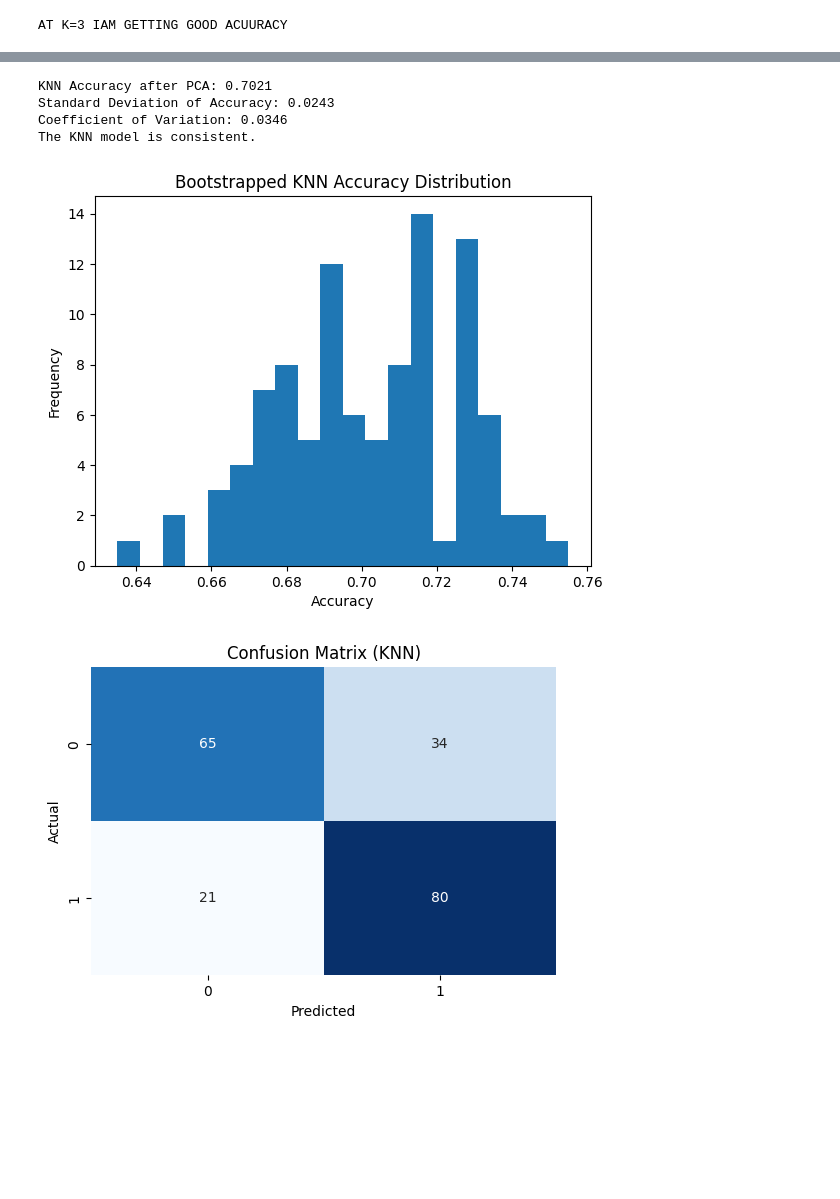
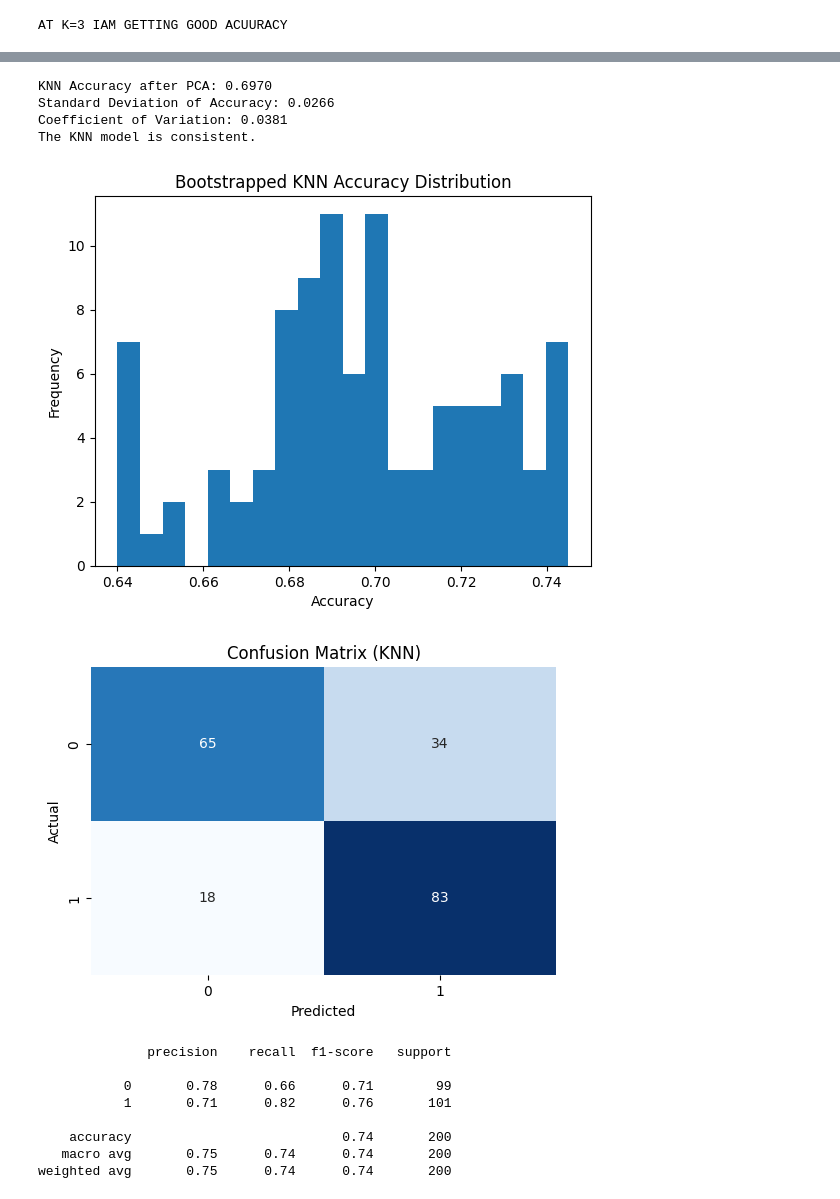
Before and after one commit to pranavi2013/2203a52118, a Jupyter notebook: diabetes.ipynb, the cells around one changed output, grey strips where cells are left out. Drawn from its saved outputs; the diff is of its cells as text; code cells hidden in the pictures; blank space fills up the shorter version.

```diff
--- a/diabetes.ipynb
+++ b/diabetes.ipynb
@@ -598,5 +598,10 @@ weighted avg       0.74      0.72      0.71       200
 # %%
 from sklearn.neighbors import KNeighborsClassifier
+from sklearn.metrics import accuracy_score, confusion_matrix, classification_report
+import numpy as np
+import matplotlib.pyplot as plt
+import seaborn as sns
+
 accuracies_knn = []
 
 for _ in range(num_bootstraps):
@@ -605,36 +610,52 @@ for _ in range(num_bootstraps):
     X_train_bootstrap = X_train_pca[bootstrap_indices]
     y_train_bootstrap = y_train.iloc[bootstrap_indices]
     knn = KNeighborsClassifier()
     knn.fit(X_train_bootstrap, y_train_bootstrap)
     y_pred_knn = knn.predict(X_test_pca)
     accuracy_knn = accuracy_score(y_test, y_pred_knn)
     accuracies_knn.append(accuracy_knn)
+
 mean_accuracy_knn = np.mean(accuracies_knn)
 std_accuracy_knn = np.std(accuracies_knn)
 cv_knn = std_accuracy_knn / mean_accuracy_knn  # Coefficient of Variation
+
 print(f'KNN Accuracy after PCA: {mean_accuracy_knn:.4f}')
 print(f'Standard Deviation of Accuracy: {std_accuracy_knn:.4f}')
 print(f'Coefficient of Variation: {cv_knn:.4f}')
+
 if cv_knn < 0.1:
     print('The KNN model is consistent.')
 else:
     print('The KNN model is not consistent.')
+
 plt.hist(accuracies_knn, bins=20)
 plt.xlabel('Accuracy')
-plt.ylabel ('Frequency')
+plt.ylabel('Frequency')
 plt.title('Bootstrapped KNN Accuracy Distribution')
 plt.show()
+
 cm_knn = confusion_matrix(y_test, y_pred_knn)
 plt.figure(figsize=(6, 4))
 sns.heatmap(cm_knn, annot=True, fmt='d', cmap='Blues', cbar=False)
 plt.xlabel('Predicted')
 plt.ylabel('Actual')
 plt.title('Confusion Matrix (KNN)')
 plt.show()
+
+classification_rep = classification_report(y_test, y_pred_knn)
+print(classification_rep)
 # %% [output]
-KNN Accuracy after PCA: 0.7021
-Standard Deviation of Accuracy: 0.0243
-Coefficient of Variation: 0.0346
+KNN Accuracy after PCA: 0.6970
+Standard Deviation of Accuracy: 0.0266
+Coefficient of Variation: 0.0381
 The KNN model is consistent.
-[figure, old version]
+[figure, new version]
 [figure]
+              precision    recall  f1-score   support
+
+           0       0.78      0.66      0.71        99
+           1       0.71      0.82      0.76       101
+
+    accuracy                           0.74       200
+   macro avg       0.75      0.74      0.74       200
+weighted avg       0.75      0.74      0.74       200
```
Also changed, not shown: parts of 5 cells of this notebook.
